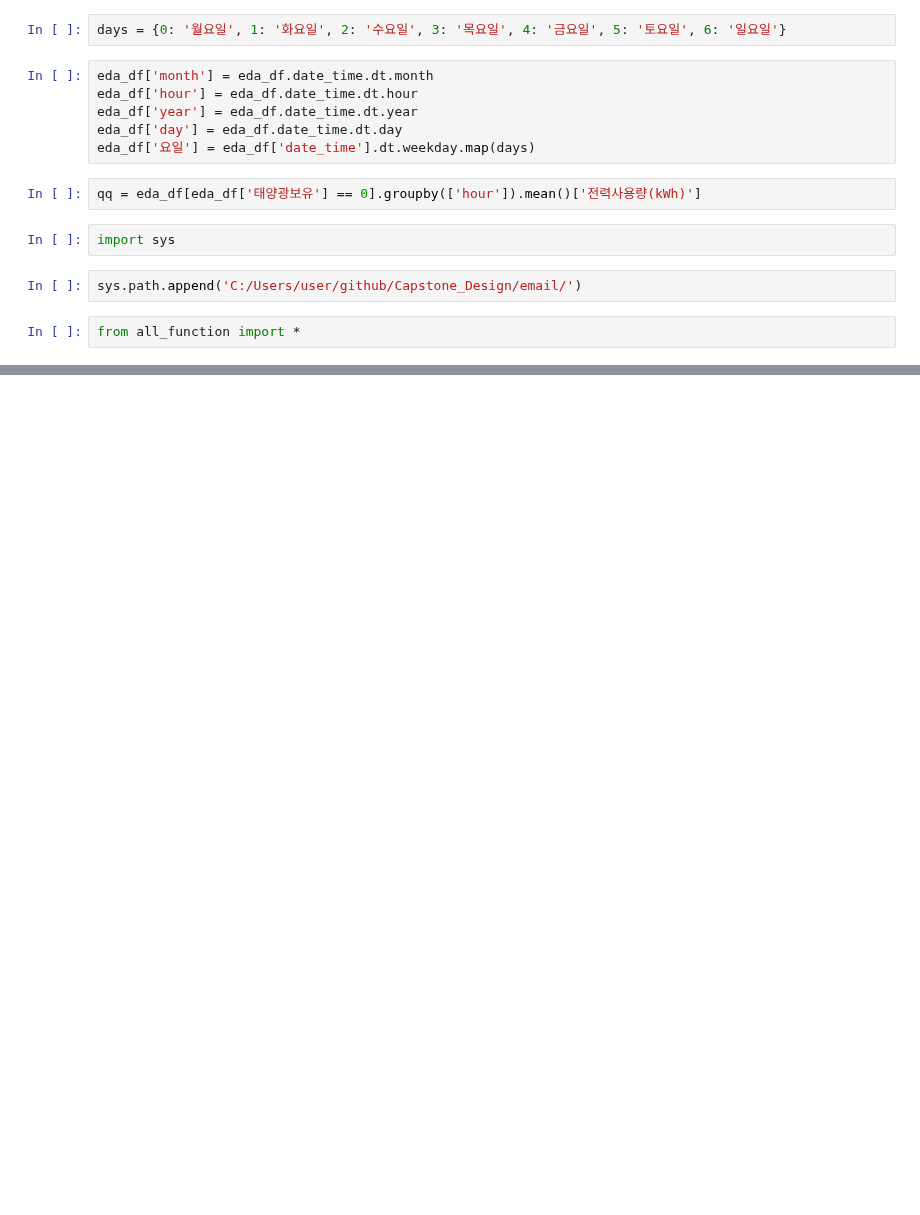
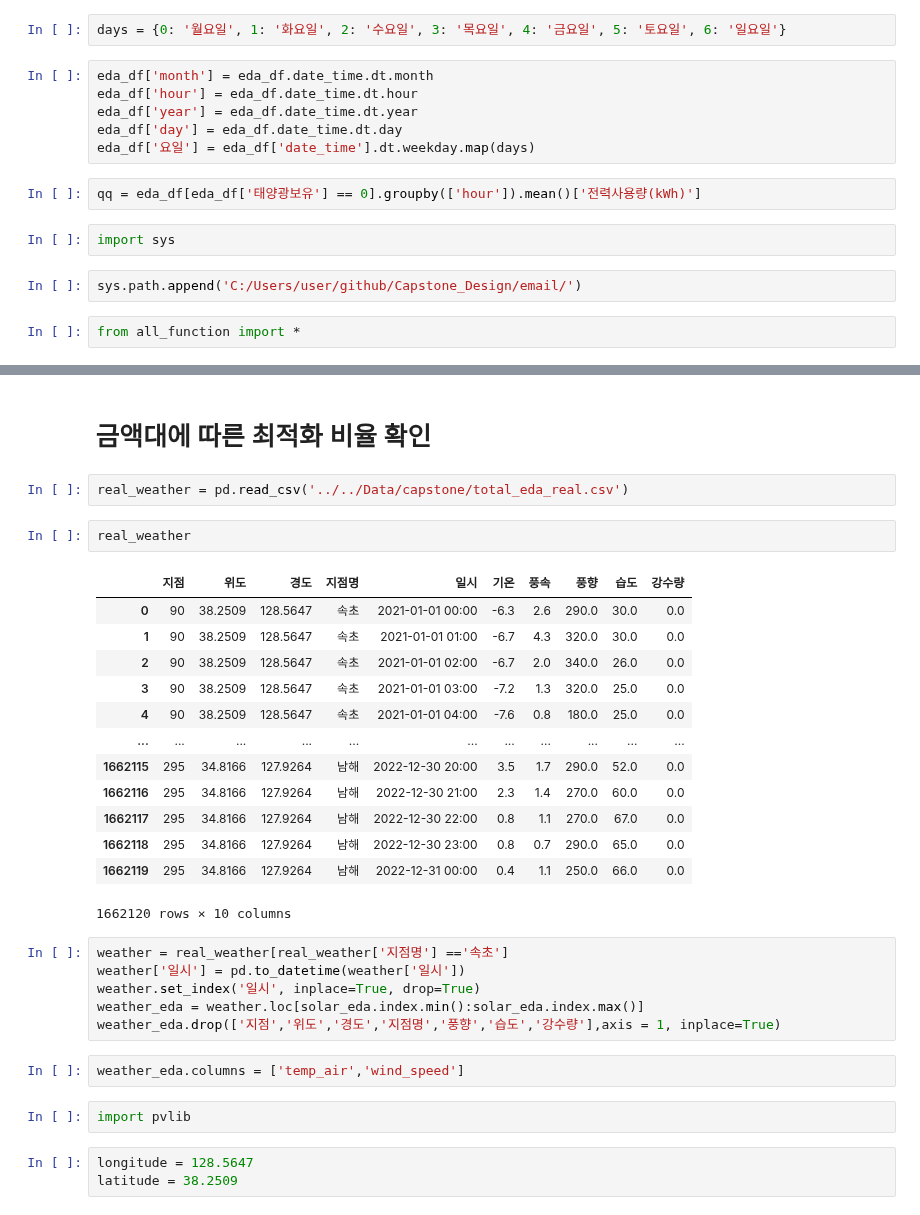
Before and after one commit to Jjineeq/Capstone_Design, a Jupyter notebook: optimal/function_test.ipynb, the cells around one changed output, grey strips where cells are left out. Drawn from its saved outputs; the diff is of its cells as text; blank space fills up the shorter version.

```diff
--- a/optimal/function_test.ipynb
+++ b/optimal/function_test.ipynb
@@ -99,0 +158,33 @@ array([20.85506718, 24.74643898, 20.8245195 , 23.10018966])
+# %% [markdown]
+# 금액대에 따른 최적화 비율 확인
+# %%
+real_weather = pd.read_csv('../../Data/capstone/total_eda_real.csv')
+# %%
+real_weather
+# %% [output]
+|  | 지점 | 위도 | 경도 | 지점명 | 일시 | 기온 | 풍속 | 풍향 | 습도 | 강수량 |
+| 0 | 90 | 38.2509 | 128.5647 | 속초 | 2021-01-01 00:00 | -6.3 | 2.6 | 290.0 | 30.0 | 0.0 |
+| 1 | 90 | 38.2509 | 128.5647 | 속초 | 2021-01-01 01:00 | -6.7 | 4.3 | 320.0 | 30.0 | 0.0 |
+| 2 | 90 | 38.2509 | 128.5647 | 속초 | 2021-01-01 02:00 | -6.7 | 2.0 | 340.0 | 26.0 | 0.0 |
+| 3 | 90 | 38.2509 | 128.5647 | 속초 | 2021-01-01 03:00 | -7.2 | 1.3 | 320.0 | 25.0 | 0.0 |
+| 4 | 90 | 38.2509 | 128.5647 | 속초 | 2021-01-01 04:00 | -7.6 | 0.8 | 180.0 | 25.0 | 0.0 |
+| ... | ... | ... | ... | ... | ... | ... | ... | ... | ... | ... |
+| 1662115 | 295 | 34.8166 | 127.9264 | 남해 | 2022-12-30 20:00 | 3.5 | 1.7 | 290.0 | 52.0 | 0.0 |
+| 1662116 | 295 | 34.8166 | 127.9264 | 남해 | 2022-12-30 21:00 | 2.3 | 1.4 | 270.0 | 60.0 | 0.0 |
+| 1662117 | 295 | 34.8166 | 127.9264 | 남해 | 2022-12-30 22:00 | 0.8 | 1.1 | 270.0 | 67.0 | 0.0 |
+| 1662118 | 295 | 34.8166 | 127.9264 | 남해 | 2022-12-30 23:00 | 0.8 | 0.7 | 290.0 | 65.0 | 0.0 |
+| 1662119 | 295 | 34.8166 | 127.9264 | 남해 | 2022-12-31 00:00 | 0.4 | 1.1 | 250.0 | 66.0 | 0.0 |
+1662120 rows × 10 columns
+# %%
+weather = real_weather[real_weather['지점명'] =='속초']
+weather['일시'] = pd.to_datetime(weather['일시'])
+weather.set_index('일시', inplace=True, drop=True)
+weather_eda = weather.loc[solar_eda.index.min():solar_eda.index.max()]
+weather_eda.drop(['지점','위도','경도','지점명','풍향','습도','강수량'],axis = 1, inplace=True)
+# %%
+weather_eda.columns = ['temp_air','wind_speed']
+# %%
+import pvlib
+# %%
+longitude = 128.5647
+latitude = 38.2509
```
Also changed, not shown: parts of 21 cells of this notebook, 1 other file.
